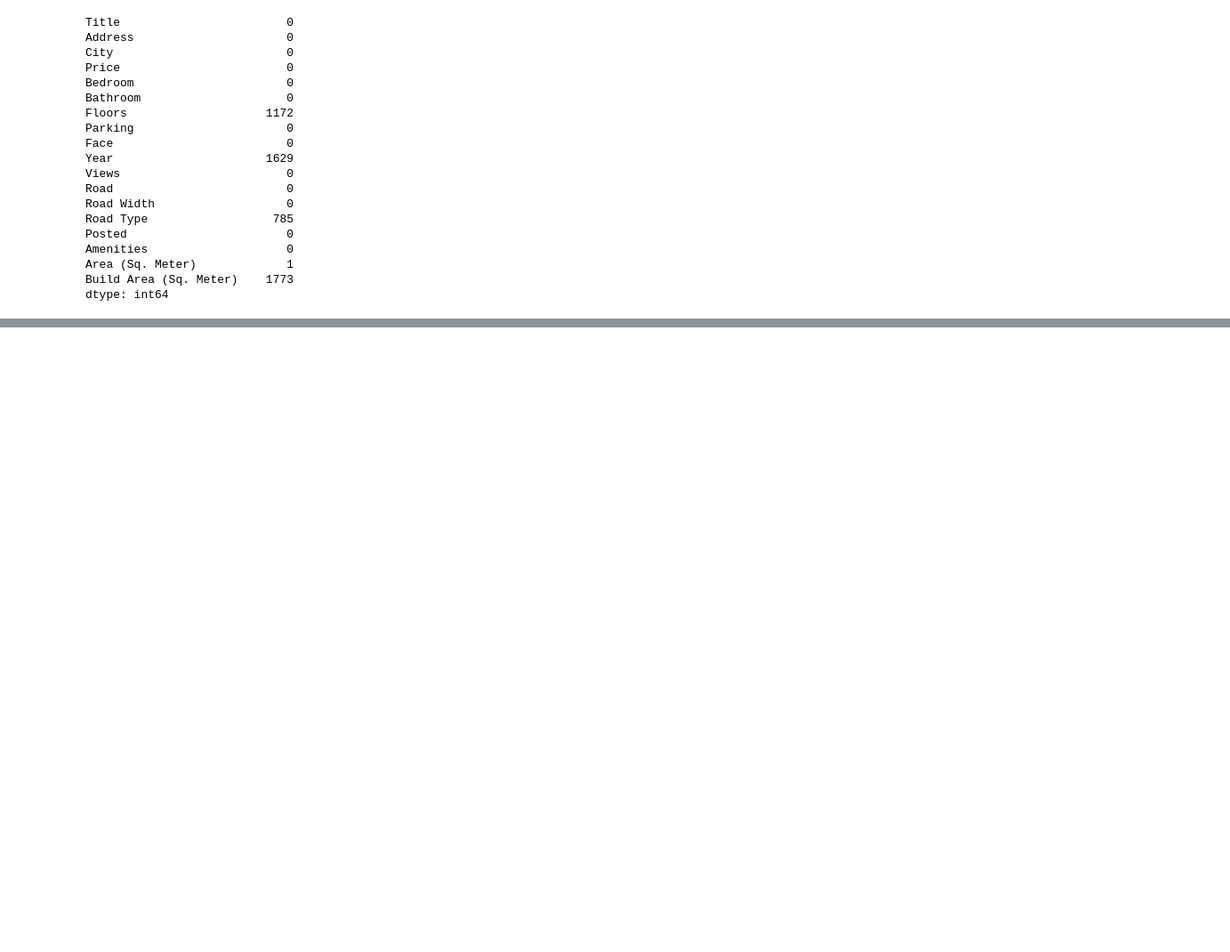
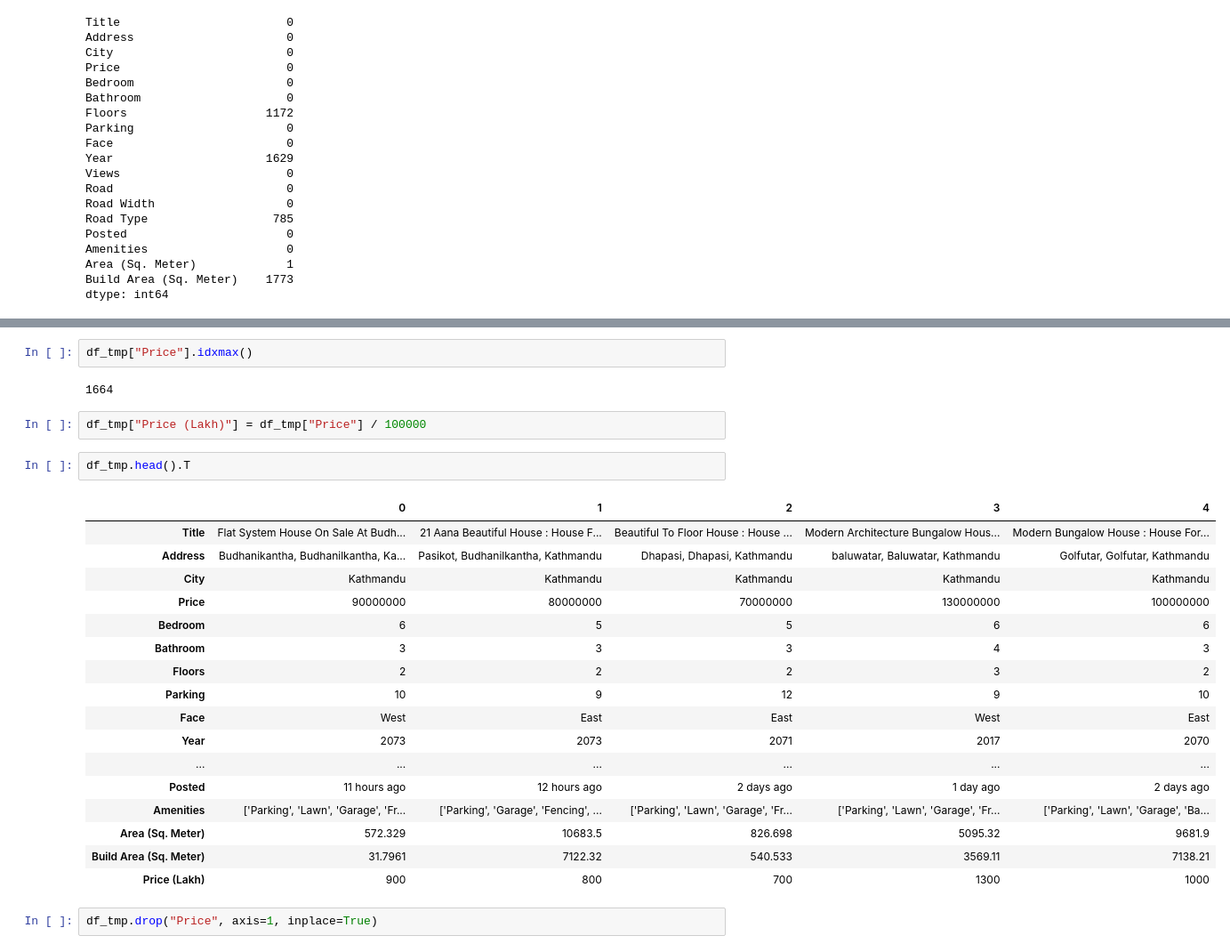
Before and after one commit to dubbyding/prediction-of-house-price, a Jupyter notebook: Predicting-price-of-house-in-Nepal.ipynb, the cells around one changed output, grey strips where cells are left out. Shown at 89% size. Saved outputs shown, nothing was run; the diff lists cells and outputs as text; blank space fills up the shorter version.

```diff
--- a/Predicting-price-of-house-in-Nepal.ipynb
+++ b/Predicting-price-of-house-in-Nepal.ipynb
@@ -540,0 +567,28 @@ dtype: int64
+# %%
+df_tmp["Price"].idxmax()
+# %% [output]
+1664
+# %%
+df_tmp["Price (Lakh)"] = df_tmp["Price"] / 100000
+# %%
+df_tmp.head().T
+# %% [output]
+|  | 0 | 1 | 2 | 3 | 4 |
+| Title | Flat System House On Sale At Budh... | 21 Aana Beautiful House : House F... | Beautiful To Floor House : House ... | Modern Architecture Bungalow Hous... | Modern Bungalow House : House For... |
+| Address | Budhanikantha, Budhanilkantha, Ka... | Pasikot, Budhanilkantha, Kathmandu | Dhapasi, Dhapasi, Kathmandu | baluwatar, Baluwatar, Kathmandu | Golfutar, Golfutar, Kathmandu |
+| City | Kathmandu | Kathmandu | Kathmandu | Kathmandu | Kathmandu |
+| Price | 90000000 | 80000000 | 70000000 | 130000000 | 100000000 |
+| Bedroom | 6 | 5 | 5 | 6 | 6 |
+| Bathroom | 3 | 3 | 3 | 4 | 3 |
+| Floors | 2 | 2 | 2 | 3 | 2 |
+| Parking | 10 | 9 | 12 | 9 | 10 |
+| Face | West | East | East | West | East |
+| Year | 2073 | 2073 | 2071 | 2017 | 2070 |
+| ... | ... | ... | ... | ... | ... |
+| Posted | 11 hours ago | 12 hours ago | 2 days ago | 1 day ago | 2 days ago |
+| Amenities | ['Parking', 'Lawn', 'Garage', 'Fr... | ['Parking', 'Garage', 'Fencing', ... | ['Parking', 'Lawn', 'Garage', 'Fr... | ['Parking', 'Lawn', 'Garage', 'Fr... | ['Parking', 'Lawn', 'Garage', 'Ba... |
+| Area (Sq. Meter) | 572.329 | 10683.5 | 826.698 | 5095.32 | 9681.9 |
+| Build Area (Sq. Meter) | 31.7961 | 7122.32 | 540.533 | 3569.11 | 7138.21 |
+| Price (Lakh) | 900 | 800 | 700 | 1300 | 1000 |
+# %%
+df_tmp.drop("Price", axis=1, inplace=True)
```
Also changed, not shown: parts of 56 cells of this notebook, 4 other files.
